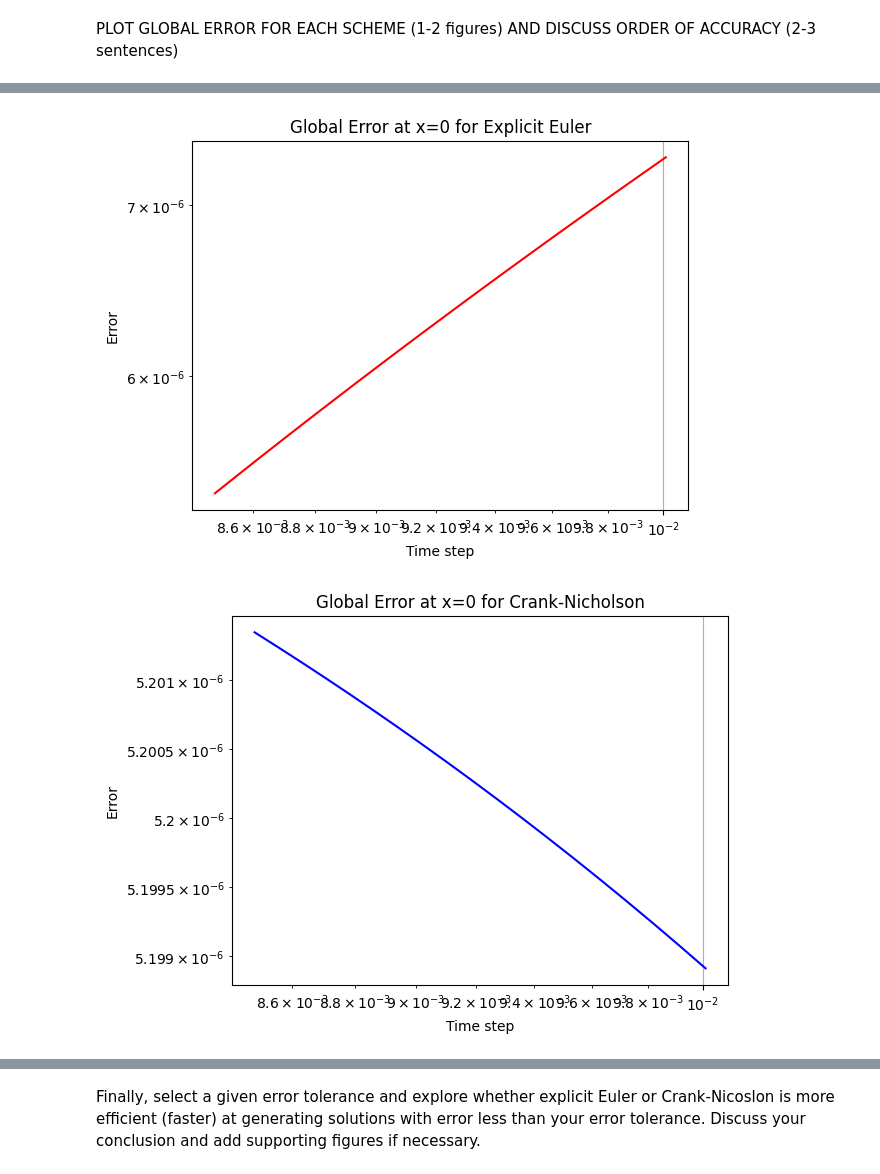
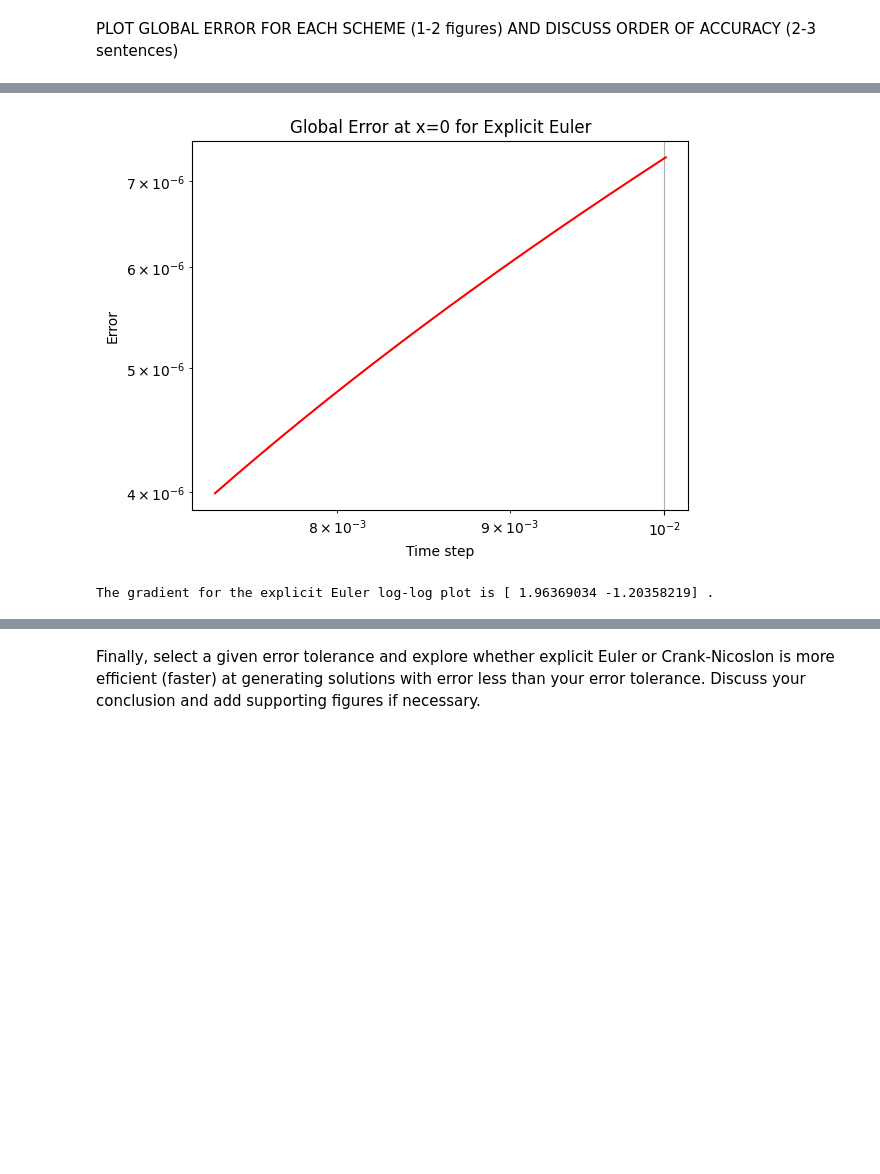
Before and after one commit to hesoane123-dev/QCES, a Jupyter notebook: Project1_numerical_methods.ipynb, the cells around one changed output, grey strips where cells are left out. Drawn from its saved outputs; the diff is of its cells as text; code cells hidden in the pictures; blank space fills up the shorter version.

```diff
--- a/Project1_numerical_methods.ipynb
+++ b/Project1_numerical_methods.ipynb
@@ -337,9 +400,9 @@ PLOT GLOBAL ERROR FOR EACH SCHEME (1-2 figures) AND DISCUSS ORDER OF ACCURACY (2
 # %%
 # Add code to plot error here
-
-euler_error = np.zeros(20)
-CN_error = np.zeros(20)
-N = np.arange(1000,1200,10)
+# Changing the temporal step
+kappa = 0.001
+euler_error = np.zeros(25)
+N = np.arange(1000,1500,20) # A range of number of steps to take to get to t=10
 stepsize = np.divide(10,N-1)
 
 def true_solution(x,t,z):
@@ -351,15 +414,15 @@ x_start = -1
 x_end = 1
 Nx = 401
 
-for i in range(20):
+for i in range(25):
   Nt = N[i]
   t = np.linspace(t_start, t_end, Nt)
   x = np.linspace(x_start, x_end, Nx)
   c_EE = EE(x, t, kappa)
-  c_CN = CN(x, t, kappa)
   arg = int(3/4*(Nx-1))
-  euler_error[i] = np.abs(true_solution(0.5,t_end,kappa) - c_EE[300,-1])
-  CN_error[i] = np.abs(true_solution(0.5,t_end,kappa) - c_CN[300,-1])
+  print(x[arg])
+  euler_error[i] = np.abs(true_solution(0.5,t_end,kappa) - c_EE[arg,-1])
+
 
 
 plt.loglog(stepsize[0:19], euler_error[0:19], 'r-')
@@ -368,12 +431,7 @@ plt.xlabel('Time step')
 plt.title('Global Error at x=0 for Explicit Euler')
 plt.grid()
 plt.show()
-
-plt.loglog(stepsize[0:19], CN_error[0:19],'b-')
-plt.ylabel('Error')
-plt.xlabel('Time step')
-plt.title('Global Error at x=0 for Crank-Nicholson')
-plt.grid()
-plt.show()
+m_EE = np.polyfit(np.log10(stepsize[0:19]), np.log10(euler_error[0:19]),1)
+print('The gradient for the explicit Euler log-log plot is',m_EE,'.')
 # %% [output]
 Explicit Euler method took 0.04 seconds
@@ -396,2 +454,2 @@ Crank-Nicolson method took 0.28 seconds
-[figure, old version]
+[figure, new version]
-[figure, removed]
+The gradient for the explicit Euler log-log plot is [ 1.96369034 -1.20358219] .
```
Also changed, not shown: parts of 9 cells of this notebook.
